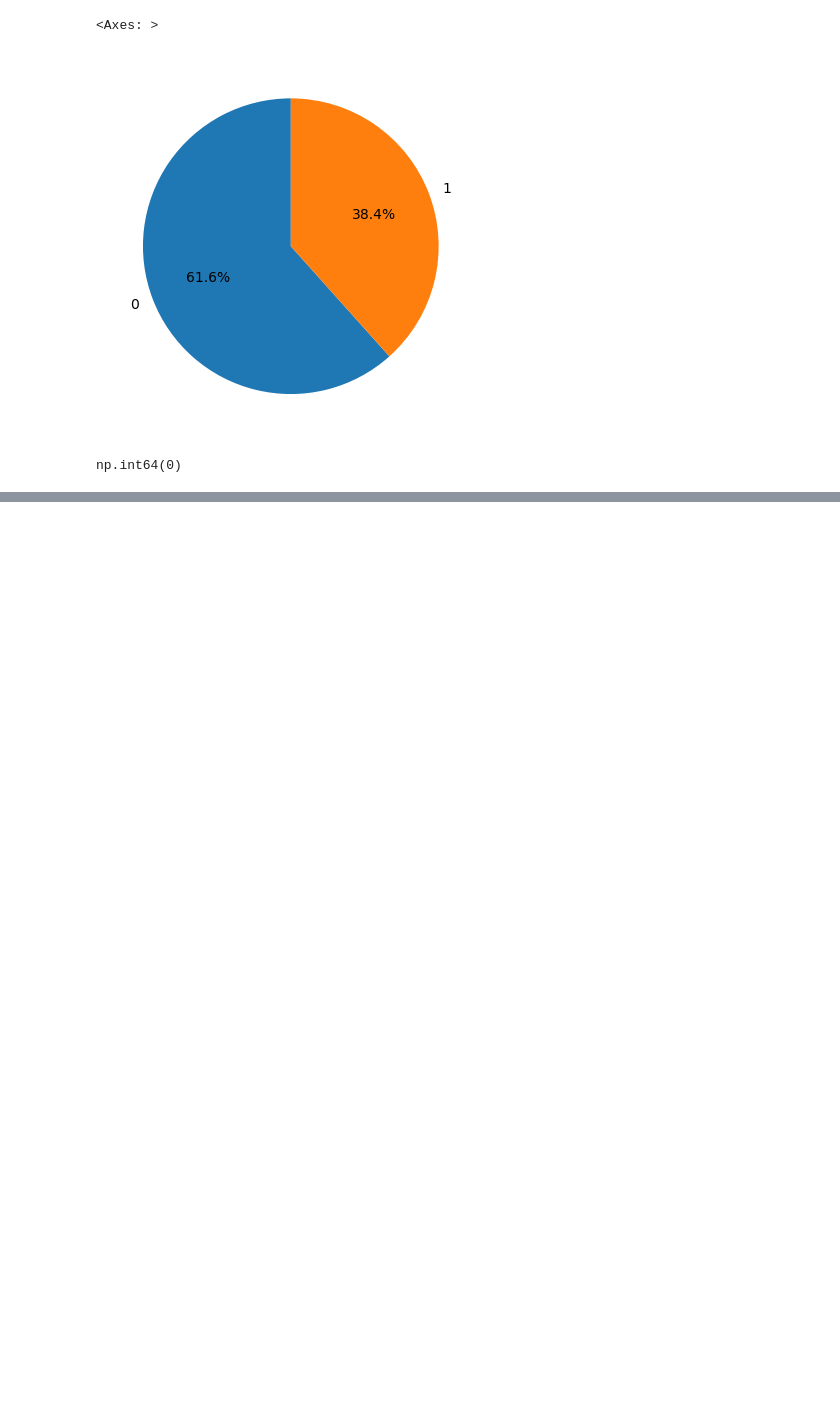
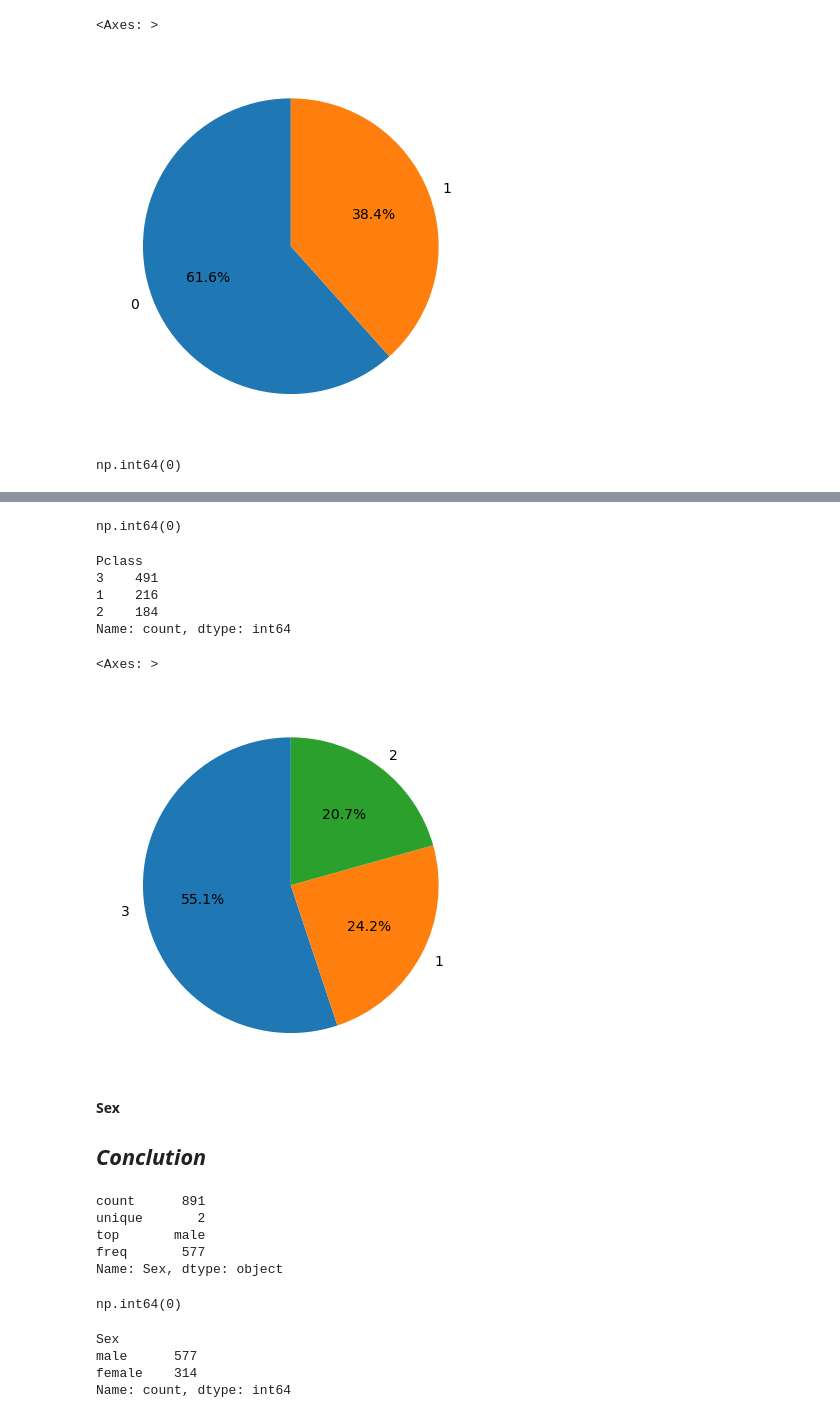
Before and after one commit to ipartzix/AI-ML-ENGINEERING-JOURNY, a Jupyter notebook: 10_Projects/02_Titanic_EDA_Project/notebooks/eda_analysis.ipynb, the cells around one changed output, grey strips where cells are left out. Cells and saved outputs as stored; diff of their text form; code cells hidden in the pictures; blank space fills up the shorter version.

Commit message:
feat(EDA): add Pclass and Sex both data analysis

```diff
--- a/10_Projects/02_Titanic_EDA_Project/notebooks/eda_analysis.ipynb
+++ b/10_Projects/02_Titanic_EDA_Project/notebooks/eda_analysis.ipynb
@@ -172,0 +191,42 @@ np.int64(0)
+# %%
+df["Pclass"].isnull().sum()
+# %% [output]
+np.int64(0)
+# %%
+df["Pclass"].value_counts()
+# %% [output]
+Pclass
+3    491
+1    216
+2    184
+Name: count, dtype: int64
+# %%
+df["Pclass"].value_counts().plot(kind ="pie",autopct="%1.1f%%",  # <--- THIS shows percentages
+    startangle=90 )
+# %% [output]
+<Axes: >
+[figure, added]
+# %% [markdown]
+**Sex**
+
+*Conclution*
+-
+# %%
+df["Sex"].describe()
+# %% [output]
+count      891
+unique       2
+top       male
+freq       577
+Name: Sex, dtype: object
+# %%
+df["Sex"].isnull().sum()
+# %% [output]
+np.int64(0)
+# %%
+df["Sex"].value_counts()
+# %% [output]
+Sex
+male      577
+female    314
+Name: count, dtype: int64
```
Also changed, not shown: parts of 3 cells of this notebook.
